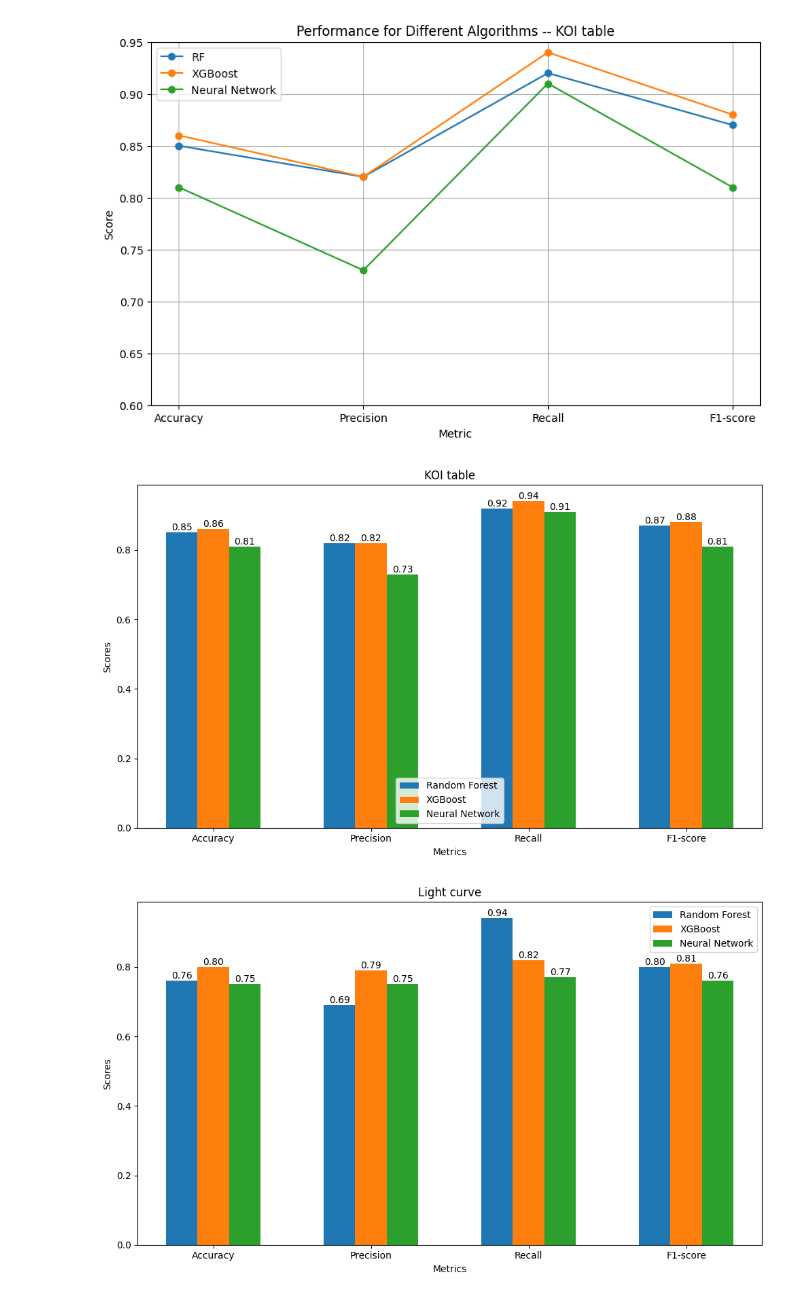
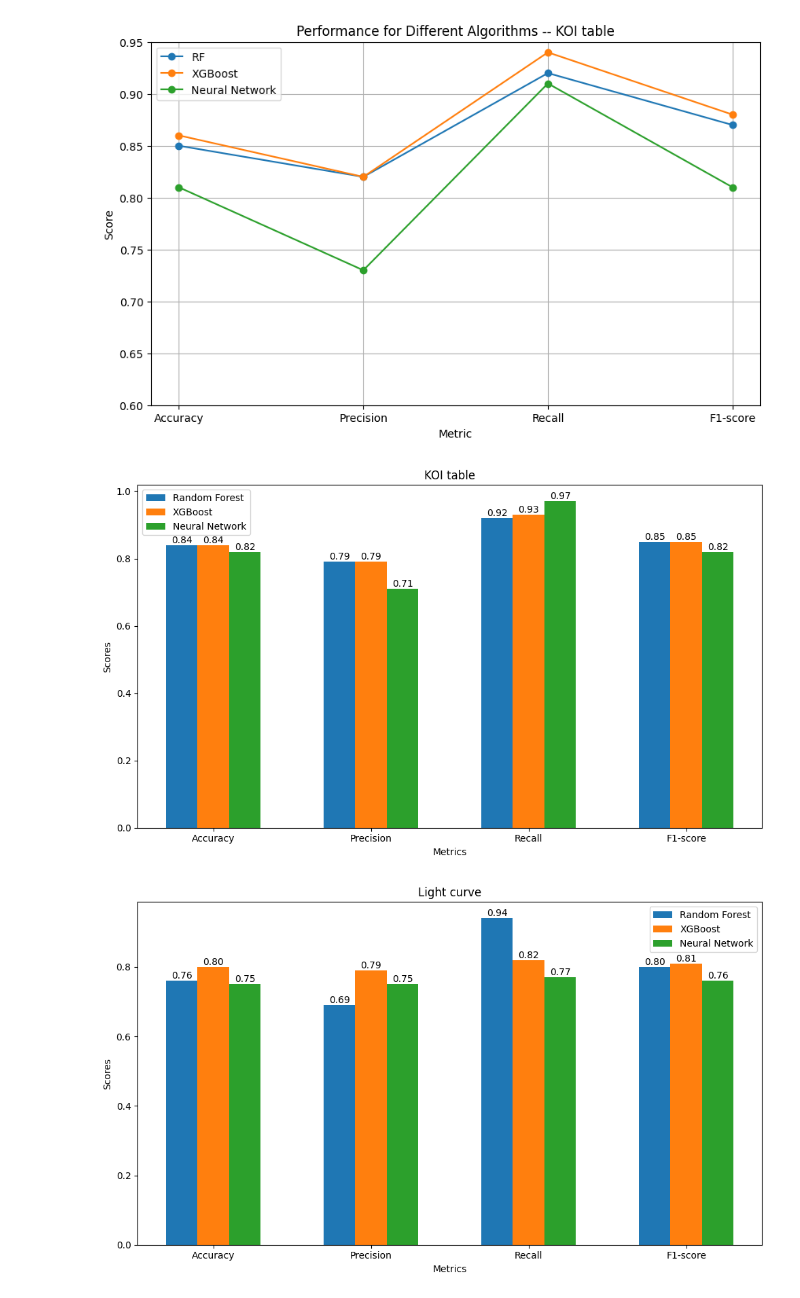
Before and after one commit to weixiang0470/NTHU, a Jupyter notebook: Machine_Learning/Final/plot.ipynb, the cells around one changed output. Cells and saved outputs as stored; diff of their text form; code cells hidden in the pictures.

```diff
--- a/Machine_Learning/Final/plot.ipynb
+++ b/Machine_Learning/Final/plot.ipynb
@@ -49,38 +49,38 @@ plt.show()
 metrics = ['Accuracy', 'Precision', 'Recall', 'F1-score']
 algorithms = ['Random Forest','XGBoost','Neural Network']
 
 values = np.array([
-    [0.85,0.86,0.81],
-    [0.82,0.82,0.73],
-    [0.92,0.94,0.91],
-    [0.87,0.88,0.81],
+    [0.84,0.84,0.82],
+    [0.79,0.79,0.71],
+    [0.92,0.93,0.97],
+    [0.85,0.85,0.82],
 ])
 
 x = np.arange(len(metrics))
 width = 0.2
 
 fig,ax = plt.subplots(figsize=(10,6))
 
 for i, algorithm in enumerate(algorithms):
     bars = ax.bar(x+i*width - width,values[:,i],width,label=algorithm)
 
     for bar in bars:
         yval = bar.get_height()
         ax.text(bar.get_x() + bar.get_width()/2, yval, f'{yval:.2f}', ha='center',va='bottom',fontsize=10)
 
 ax.set_xlabel('Metrics')
 ax.set_ylabel('Scores')
 ax.set_title('KOI table')
 
 ax.set_xticks(x)
 ax.set_xticklabels(metrics)
 
 ax.legend()
 
 plt.tight_layout()
 plt.show()
 # %% [output]
-[figure, old version]
+[figure, new version]
 # %%
 metrics = ['Accuracy', 'Precision', 'Recall', 'F1-score']
 algorithms = ['Random Forest','XGBoost','Neural Network']
```
Also changed, not shown: 29 other files.
